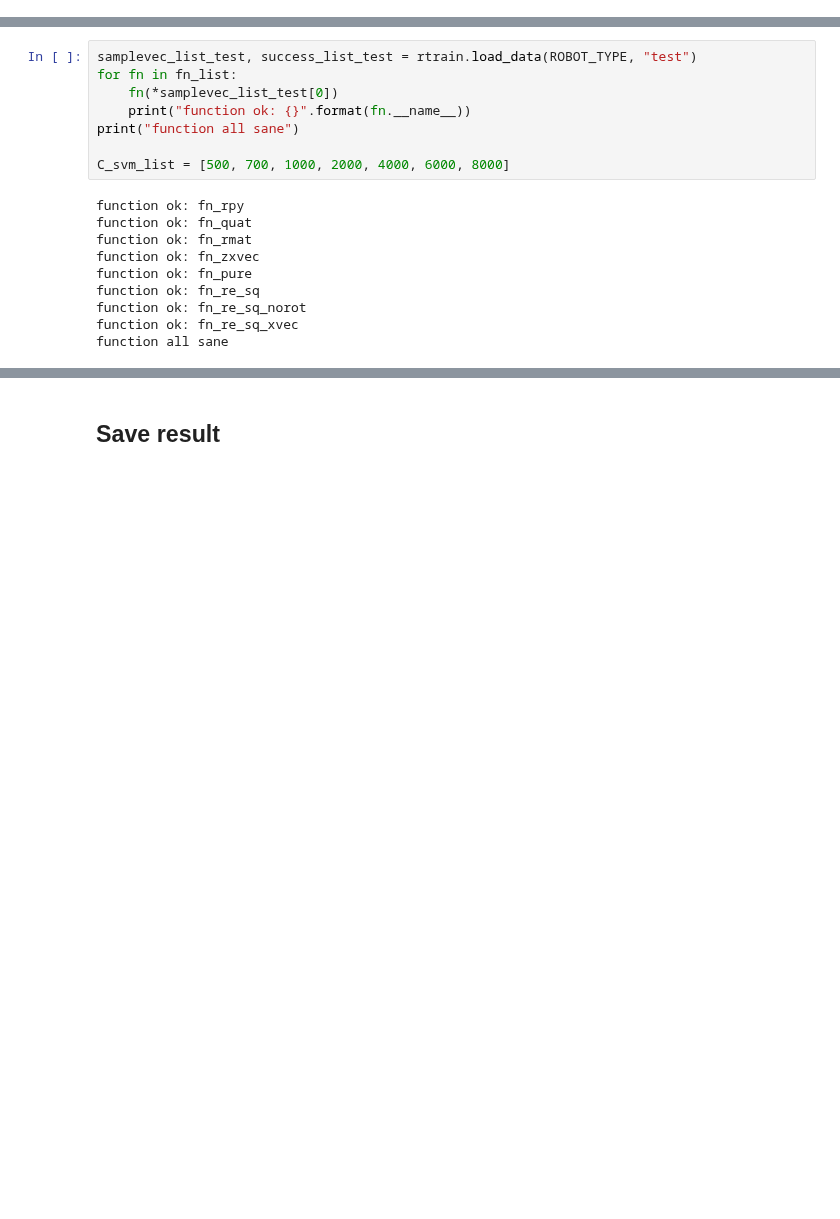
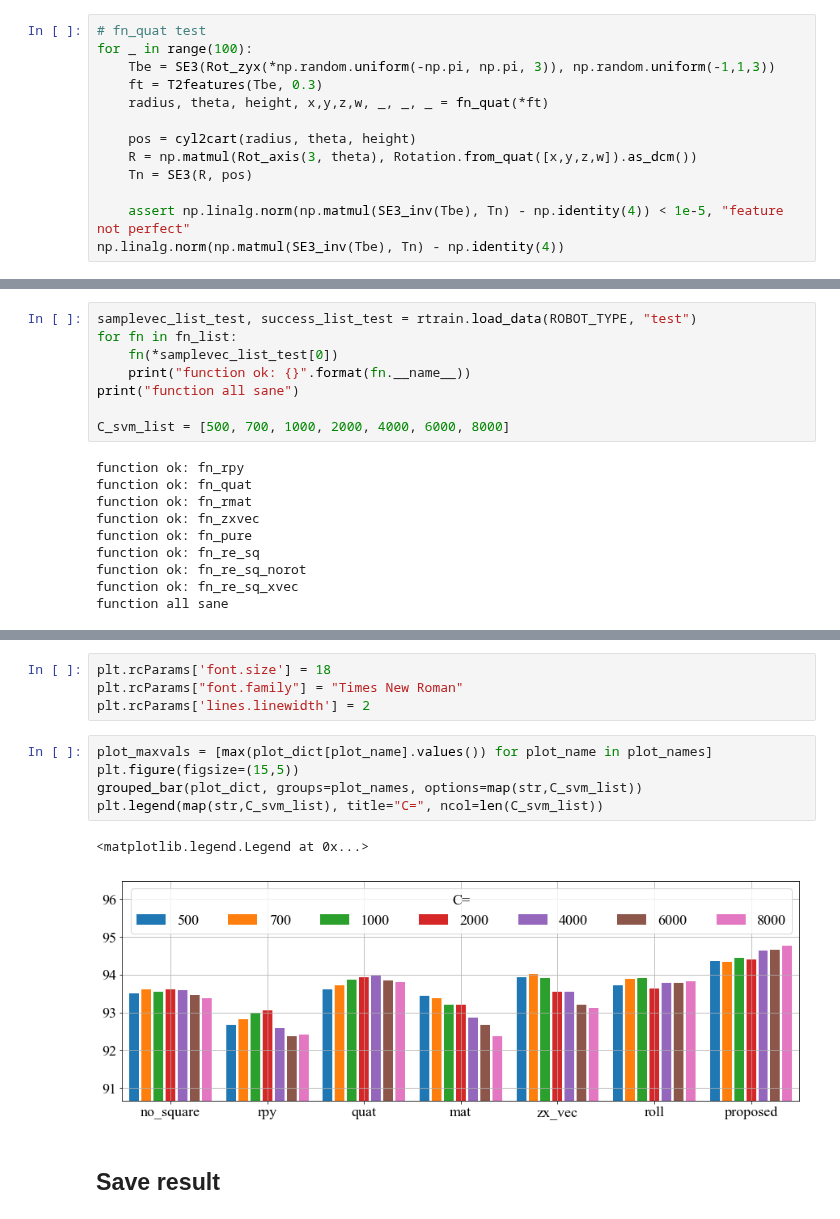
Before and after one commit to rnb-disinfection/rnb-planning, a Jupyter notebook: src/scripts/training/ReachSVM-FeatureAnalysis.ipynb, the cells around one changed output, grey strips where cells are left out. Drawn from its saved outputs; the diff is of its cells as text; blank space fills up the shorter version.

```diff
--- a/src/scripts/training/ReachSVM-FeatureAnalysis.ipynb
+++ b/src/scripts/training/ReachSVM-FeatureAnalysis.ipynb
@@ -57,0 +75,13 @@ fn_list = [fn_rpy, fn_quat, fn_rmat, fn_zxvec, fn_pure, fn_re_sq, fn_re_sq_norot
+# %%
+# fn_quat test
+for _ in range(100):
+    Tbe = SE3(Rot_zyx(*np.random.uniform(-np.pi, np.pi, 3)), np.random.uniform(-1,1,3))
+    ft = T2features(Tbe, 0.3)
+    radius, theta, height, x,y,z,w, _, _, _ = fn_quat(*ft)
+
+    pos = cyl2cart(radius, theta, height)
+    R = np.matmul(Rot_axis(3, theta), Rotation.from_quat([x,y,z,w]).as_dcm())
+    Tn = SE3(R, pos)
+
+    assert np.linalg.norm(np.matmul(SE3_inv(Tbe), Tn) - np.identity(4)) < 1e-5, "feature not perfect"
+np.linalg.norm(np.matmul(SE3_inv(Tbe), Tn) - np.identity(4))
@@ -148,3 +249,15 @@ max: 94.76 - ['fn_re_sq_norot']
+# %%
+plt.rcParams['font.size'] = 18
+plt.rcParams["font.family"] = "Times New Roman"
+plt.rcParams['lines.linewidth'] = 2
+# %%
+plot_maxvals = [max(plot_dict[plot_name].values()) for plot_name in plot_names]
+plt.figure(figsize=(15,5))
+grouped_bar(plot_dict, groups=plot_names, options=map(str,C_svm_list))
+plt.legend(map(str,C_svm_list), title="C=", ncol=len(C_svm_list))
+# %% [output]
+<matplotlib.legend.Legend at 0x...>
+[figure, added]
 # %% [markdown]
 ## Save result
 # %%
```
Also changed, not shown: parts of 13 cells of this notebook, 1 other file.
